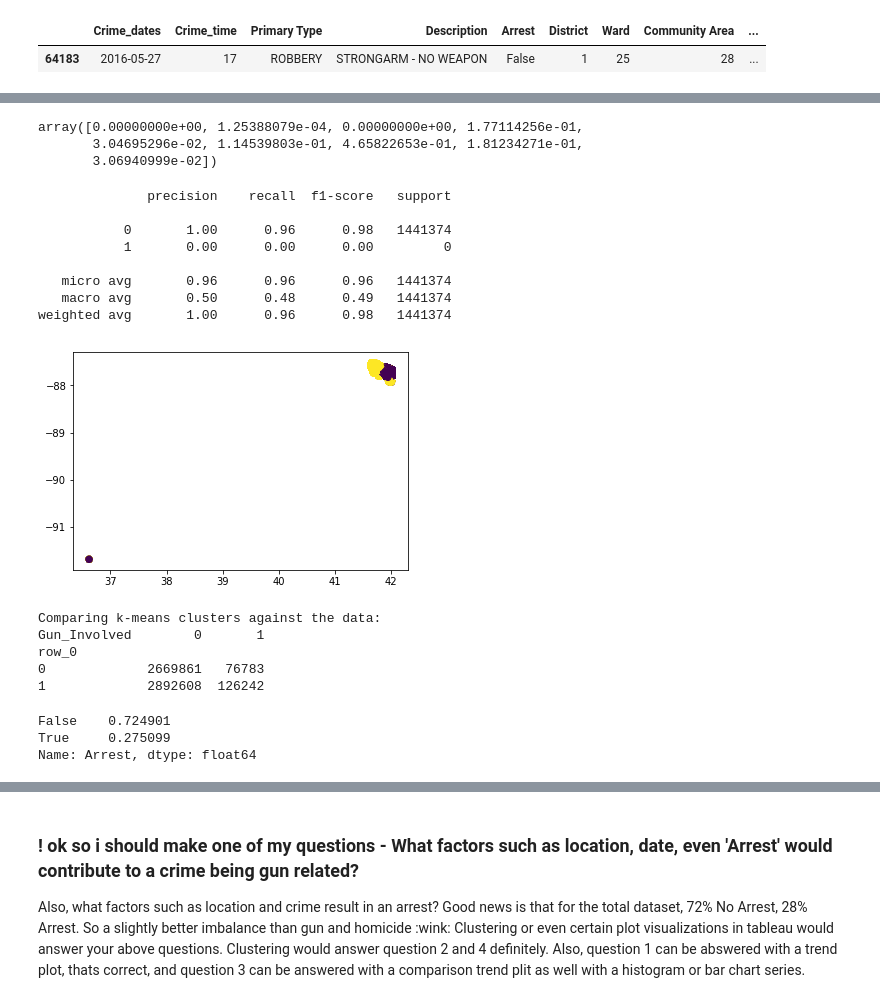
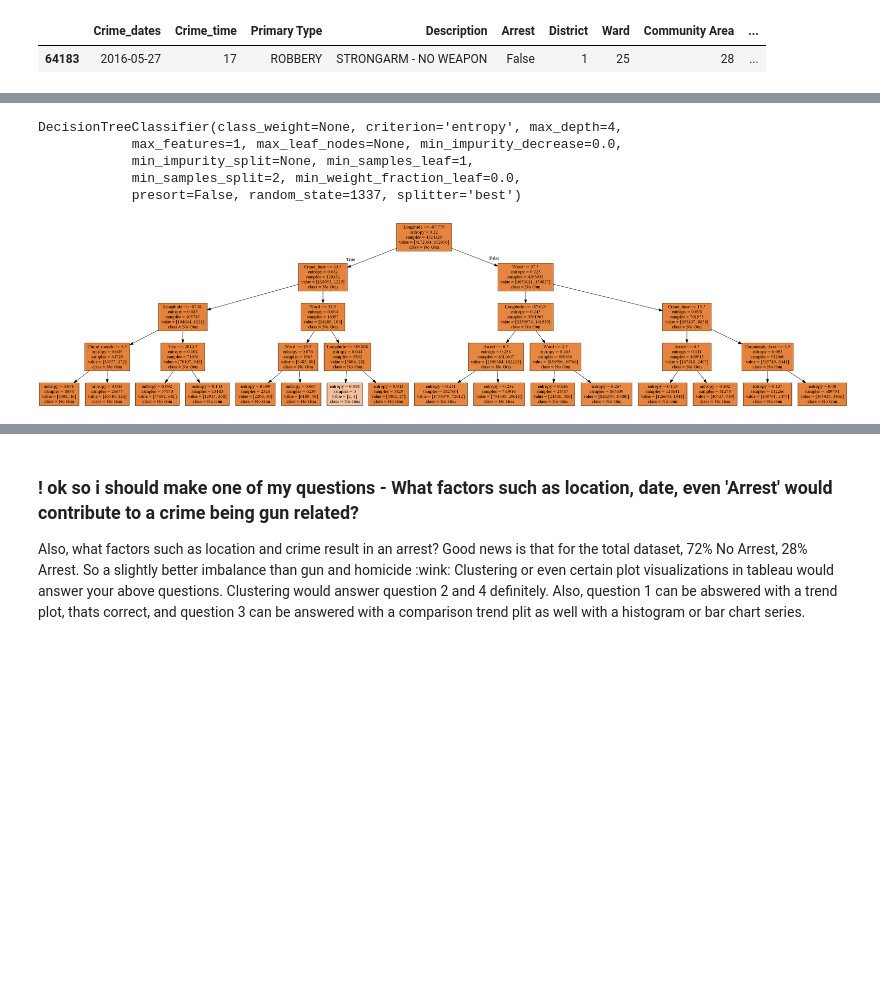
Before and after one commit to igopalan/Analyzing-Crimes-in-Chicago, a Jupyter notebook: Thinkful_Chicago_Crimes2001-2019.py.ipynb, the cells around one changed output, grey strips where cells are left out. Saved outputs shown, nothing was run; the diff lists cells and outputs as text; code cells hidden in the pictures; blank space fills up the shorter version.

```diff
--- a/Thinkful_Chicago_Crimes2001-2019.py.ipynb
+++ b/Thinkful_Chicago_Crimes2001-2019.py.ipynb
@@ -495,5 +498,2 @@ X = crimes[['Crime_month', 'Crime_time','Arrest', 'Latitude', 'Longitude',
 # %%
 y = crimes.Gun_Involved
-# %%
-clf = RandomForestClassifier(max_depth=2, random_state=0)
-clf.fit(X, y)
@@ -520,19 +500,36 @@ y_pred = clf.predict(X_test)
-# %%
-clf.feature_importances_
-# %% [output]
-array([0.00000000e+00, 1.25388079e-04, 0.00000000e+00, 1.77114256e-01,
-       3.04695296e-02, 1.14539803e-01, 4.65822653e-01, 1.81234271e-01,
-       3.06940999e-02])
-# %%
-print(metrics.classification_report(y_pred, y_test))  #NOte the overfitting due to the imbalance addressed
-# %% [output]
-              precision    recall  f1-score   support
-
-           0       1.00      0.96      0.98   1441374
-           1       0.00      0.00      0.00         0
-
-   micro avg       0.96      0.96      0.96   1441374
-   macro avg       0.50      0.48      0.49   1441374
-weighted avg       1.00      0.96      0.98   1441374
+# %%
+from sklearn.model_selection import train_test_split
+from sklearn import tree
+from IPython.display import Image
+import pydotplus
+import graphviz
+X_train, X_test, y_train, y_test = train_test_split(X, y, test_size=0.25, shuffle=True)
+# %%
+from sklearn.tree import DecisionTreeClassifier
+dt = DecisionTreeClassifier(
+    criterion = 'entropy',
+    max_features = 1,
+    max_depth = 4,
+    random_state = 1337
+)
+dt.fit(X_train, y_train)
+# %% [output]
+DecisionTreeClassifier(class_weight=None, criterion='entropy', max_depth=4,
+            max_features=1, max_leaf_nodes=None, min_impurity_decrease=0.0,
+            min_impurity_split=None, min_samples_leaf=1,
+            min_samples_split=2, min_weight_fraction_leaf=0.0,
+            presort=False, random_state=1337, splitter='best')
+# %%
+# Render our tree.
+dot_data = tree.export_graphviz(
+    dt, out_file=None,
+    feature_names=X_train.columns,
+    class_names = ['No Gun', 'Gun'],
+    filled=True
+)
+graph = pydotplus.graph_from_dot_data(dot_data)
+Image(graph.create_png())
+# %% [output]
+[figure, added]
 # %%
 #if i want to run randmo forest to predict which ward will have crime, remove location lat/lon/ district from my new X
@@ -545,16 +535,0 @@ y_pred = KMeans(n_clusters=2, random_state=42).fit_predict(X_norm)
-# %%
-# Plot the solution.
-plt.scatter(X['Latitude'], X['Longitude'], c=y_pred)
-plt.show()
-# %% [output]
-[figure, removed]
-# %%
-# Check the solution against the data.
-print('Comparing k-means clusters against the data:')
-print(pd.crosstab(y_pred, y))
-# %% [output]
-Comparing k-means clusters against the data:
-Gun_Involved        0       1
-row_0
-0             2669861   76783
-1             2892608  126242
@@ -566,9 +535,0 @@ X = crimes[['Crime_month', 'Crime_time','Arrest', 'Latitude', 'Longitude',
-# %%
-s Chicago safer today in their respective neighborhood - simple exploration group by trend chart can answer that
-Learn where the majority of crimes (both violent and non-violent) occur, by neighborhood - simple exploration
-Has gun violence increased or decreased - trending groupby
-Where gun violence or homicides or 'violent crime' (murder and assault) or non-violent crime (theft and robbery) may occur  by Ward/District/Community Areacrimes.Arrest.value_counts()/len(crimes)
-# %% [output]
-False    0.724901
-True     0.275099
-Name: Arrest, dtype: float64
```
Also changed, not shown: parts of 39 cells of this notebook.
